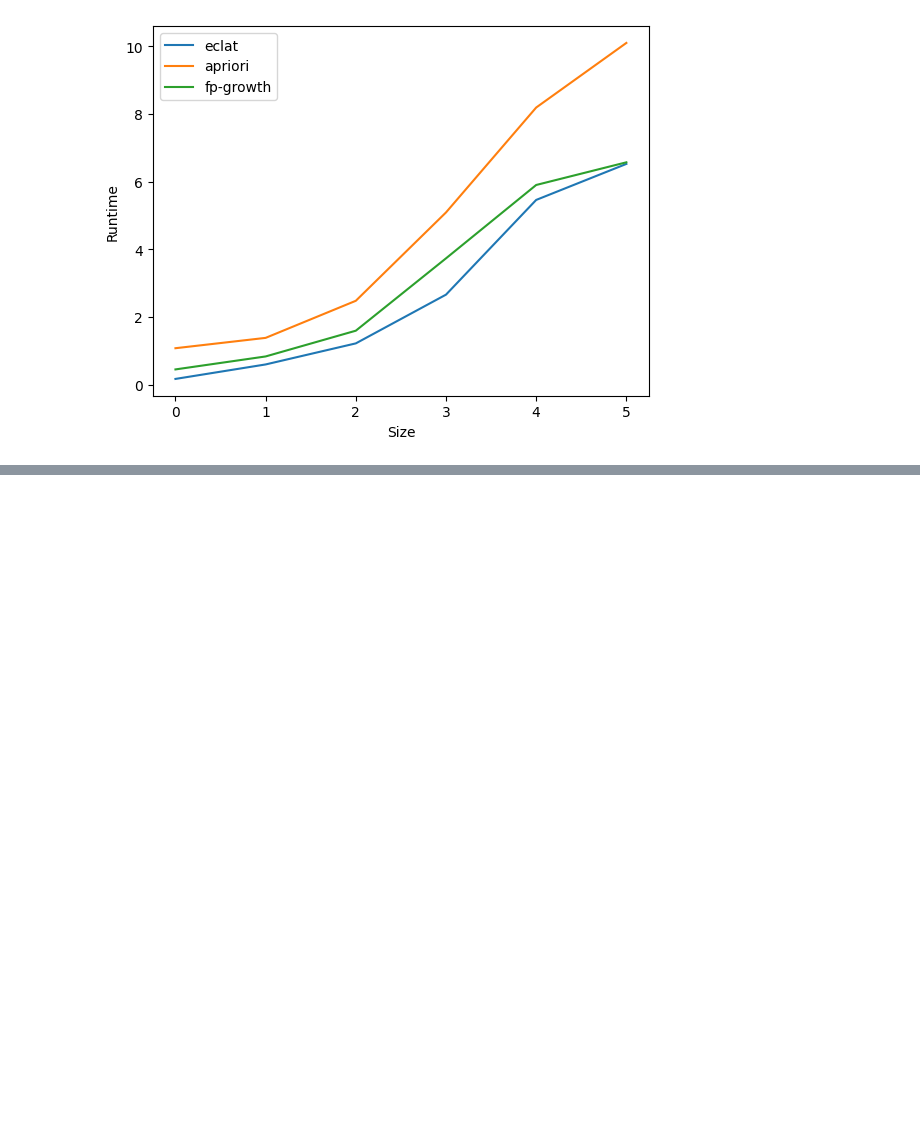
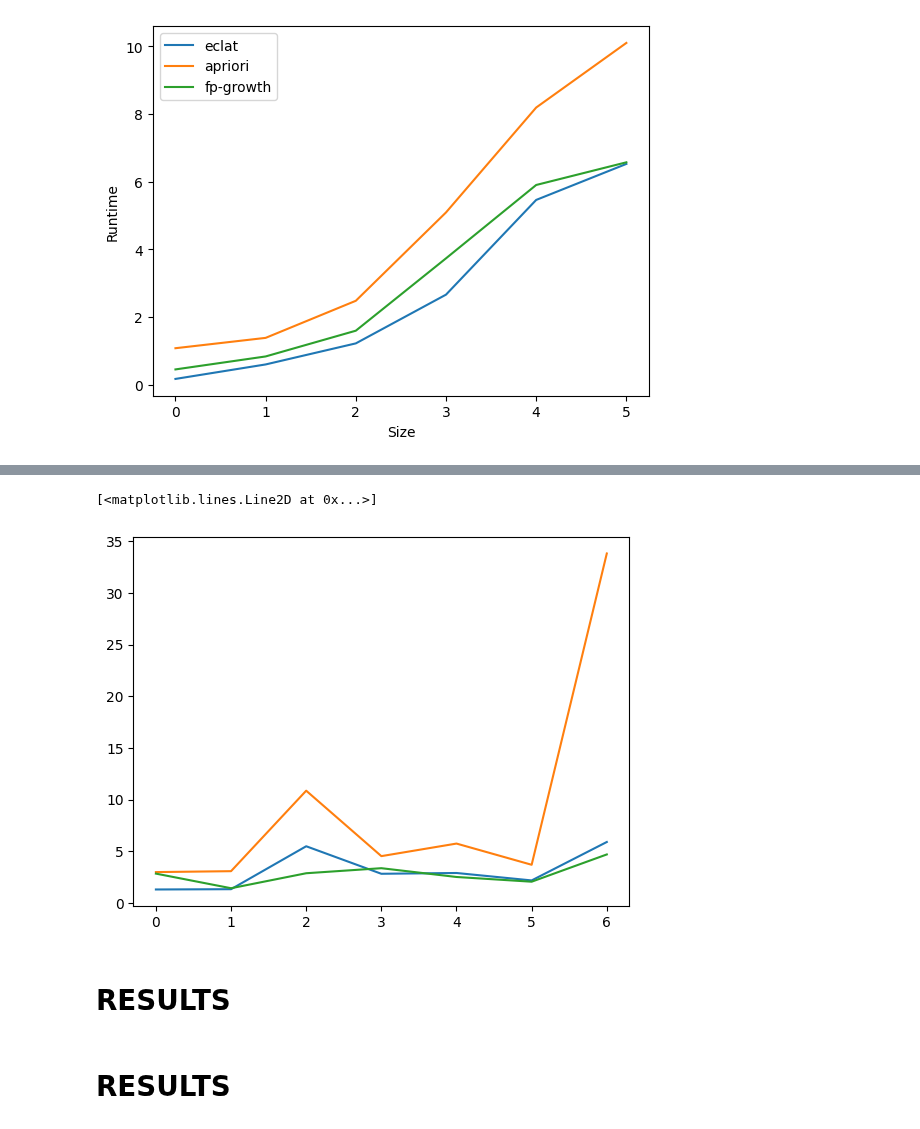
Before and after one commit to NicoloAvesani/Finding-Frequent-Itemsets-, a Jupyter notebook: that's_good_OK_APRIORI,_FP_GROWTH_and_ECLAT.ipynb, the cells around one changed output, grey strips where cells are left out. Cells and saved outputs as stored; diff of their text form; code cells hidden in the pictures; blank space fills up the shorter version.

Commit message:
OK SIZE AND DENSITY OF APRIORI FP-GROWTH AND ECLAT, TOMORROW DO THE RESULTS

```diff
--- a/that's_good_OK_APRIORI,_FP_GROWTH_and_ECLAT.ipynb
+++ b/that's_good_OK_APRIORI,_FP_GROWTH_and_ECLAT.ipynb
@@ -766,3 +778,37 @@ def eclat(prefix, items, dict_id ,minsup,cnt):
                     suffix.append((j, jtids))
             dict_id += 1
             eclat(prefix +[i], sorted(suffix, key=lambda item: len(item[1]), reverse=True), dict_id ,minsup,cnt)
+# %%
+# Dataset
+dataset = new_array
+# Main function
+if __name__ == '__main__':
+    # Call find_frequent_itemsets() to generate frequent itemsets
+
+    start = time.time()
+    items = {}
+
+    for transaction_id, transaction in enumerate(dataset):
+        for item in transaction:
+            if item in items:
+                items[item].add(transaction_id)
+            else:
+                items[item] = {transaction_id}
+
+    # Convert the dictionary items into a list of tuples
+    items = [(item, itids) for item, itids in items.items()]
+
+
+    cnt = len(dataset)
+    minsup = 0.2
+    # Function call to start ECLAT algorithm
+    eclat([], sorted(items, key=lambda item: len(item[1]), reverse=True), 1, minsup, cnt)
+
+    '''result = []
+    for itemset, support in frequent_itemsets:
+        result.append((itemset, support))'''
+
+    '''result'''
+
+    end = time.time()
+    print('Execution time:', str(end - start))
@@ -903,0 +999,11 @@ Execution time: 10.200872659683228
+# %%
+plt.plot(runtime_eclat_density)
+plt.plot(runtime_apriori_density)
+plt.plot(runtime_fpgrowth_density)
+# %% [output]
+[<matplotlib.lines.Line2D at 0x...>]
+[figure, added]
+# %% [markdown]
+# RESULTS
+# %% [markdown]
+# RESULTS
```
Also changed, not shown: parts of 25 cells of this notebook.
